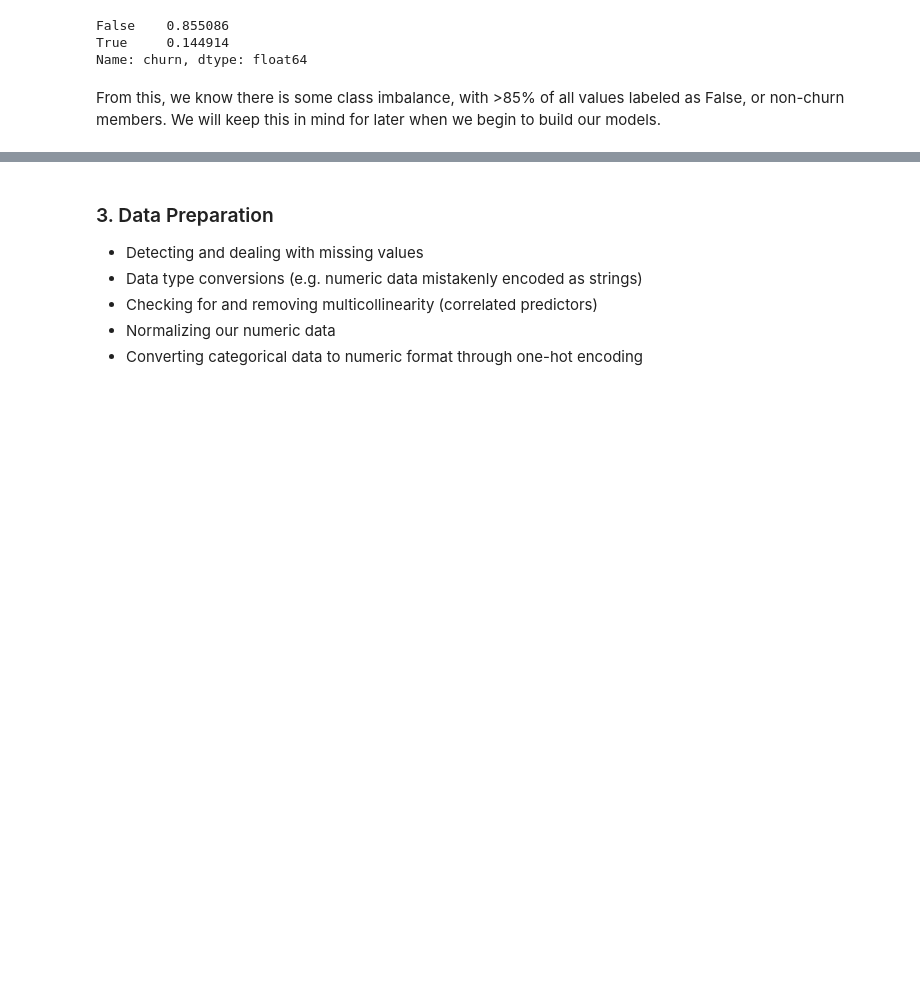
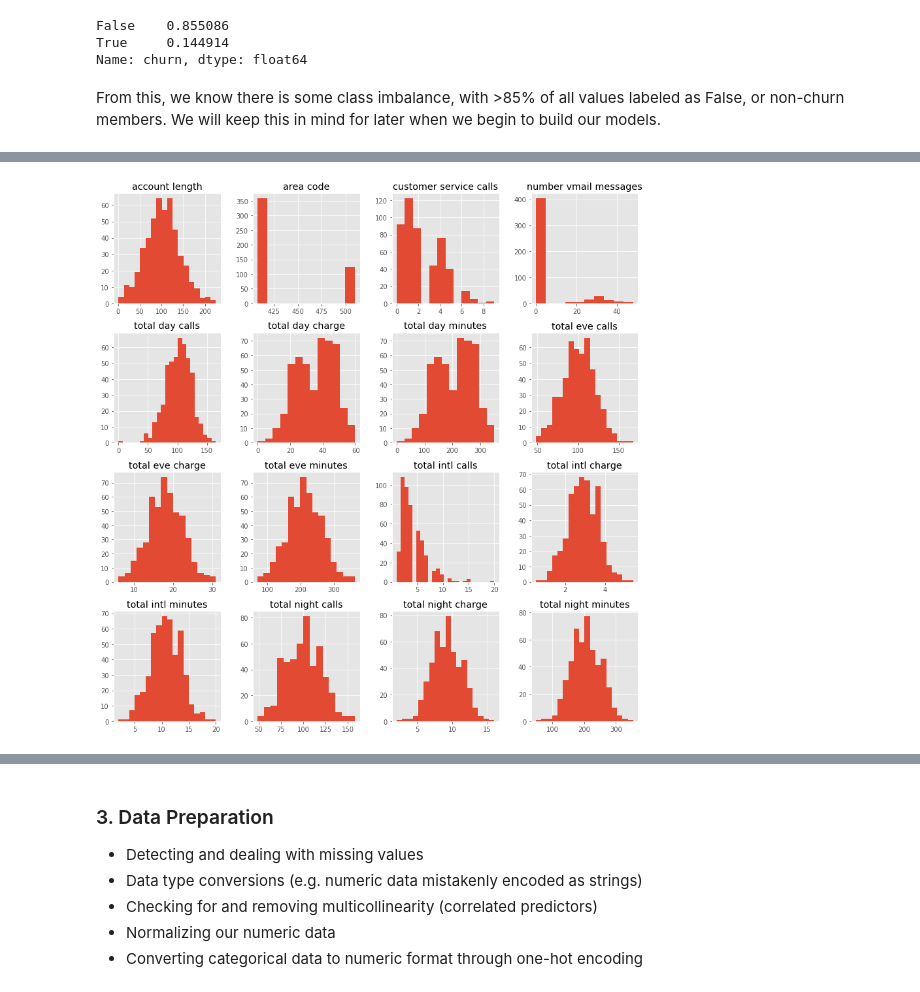
Before and after one commit to akaigraham/Predicting-Customer-Churn, a Jupyter notebook: Untitled.ipynb, the cells around one changed output, grey strips where cells are left out. Cells and saved outputs as stored; diff of their text form; code cells hidden in the pictures; blank space fills up the shorter version.

```diff
--- a/Untitled.ipynb
+++ b/Untitled.ipynb
@@ -374,0 +130,4 @@ Text(0.5, 1.0, 'True Churn by Voicemail Plan')
+# %%
+# split into a churned_df and non_churned_df
+churned_df = df.loc[df['churn'] == True]
+non_churned_df = df.loc[df['churn'] == False]
@@ -374,0 +165,7 @@ Text(0.5, 1.0, 'True Churn by Voicemail Plan')
+# %%
+# replot histograms of both churn and non-churn Dataframes to see if there is anything clearly different between
+# the two distributions
+churned_df.drop('churn', axis=1).hist(figsize=(12, 12), bins='auto');
+plt.tight_layout()
+# %% [output]
+[figure, added]
```
Also changed, not shown: parts of 73 cells of this notebook.
